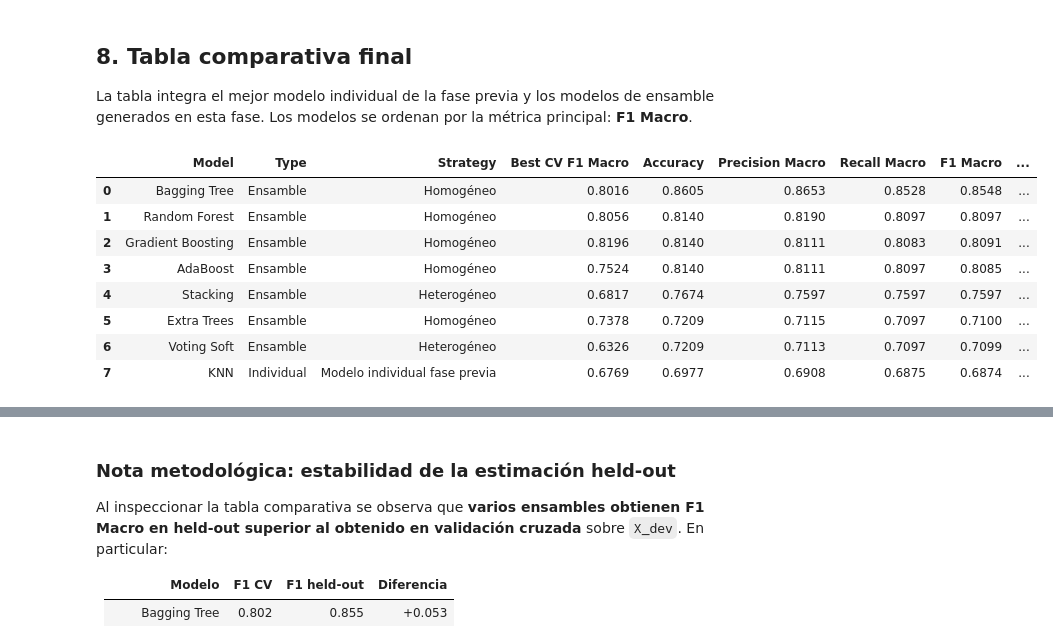
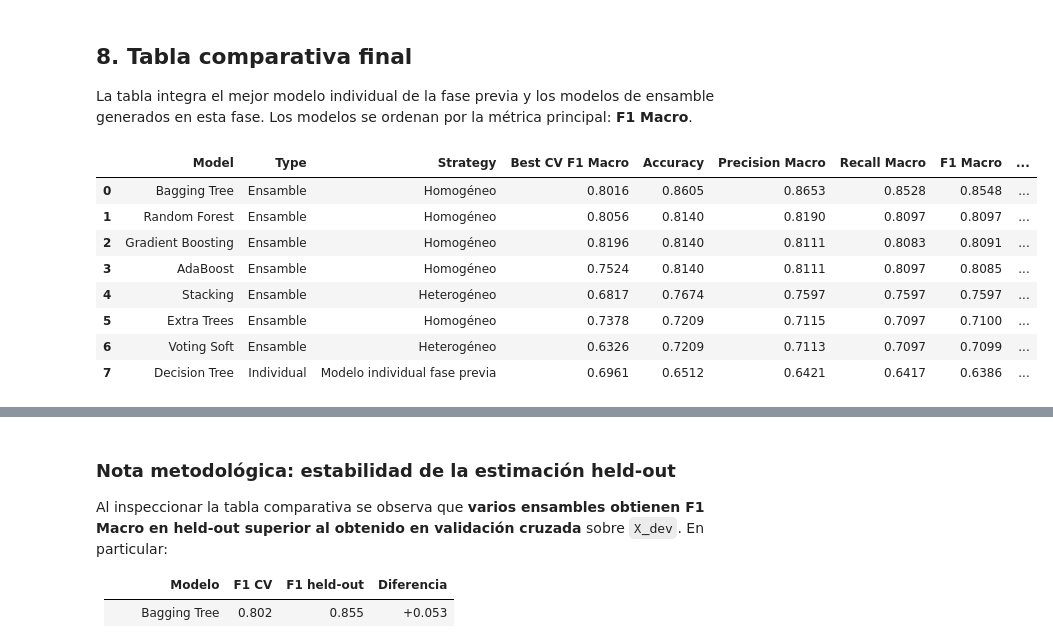
Before and after one commit to A01795919/proyecto_integrador_equipo-22, a Jupyter notebook: notebooks/Avance5_Equipo22.ipynb, the cells around one changed output, grey strips where cells are left out. Cells and saved outputs as stored; diff of their text form; code cells hidden in the pictures.

```diff
--- a/notebooks/Avance5_Equipo22.ipynb
+++ b/notebooks/Avance5_Equipo22.ipynb
@@ -622,33 +622,35 @@ La tabla integra el mejor modelo individual de la fase previa y los modelos de e
 # %%
 # ============================================================
 # Tabla comparativa final
 # ============================================================
 
-# Mejor modelo individual de la fase previa
-best_individual_row = individual_results_df.head(1).copy()
+# Mejor modelo individual de la fase previa // Nuevos ajustes basado en el feedback de la Dra. Grettel en avance 5
+best_individual_row = individual_results_df[
+    individual_results_df["Model"] == "Decision Tree"
+].copy()
 
 comparison_df = pd.concat(
     [best_individual_row, homogeneous_results_df, heterogeneous_results_df],
     ignore_index=True
 ).sort_values('F1 Macro', ascending=False).reset_index(drop=True)
 
 # Redondeo para visualización
 metrics_cols = ['Best CV F1 Macro', 'Accuracy', 'Precision Macro', 'Recall Macro', 'F1 Macro', 'Training Time (s)', 'Tuning Time (s)']
 comparison_display = comparison_df.copy()
 for col in metrics_cols:
     comparison_display[col] = comparison_display[col].astype(float).round(4)
 
 comparison_display
 # %% [output]
 |  | Model | Type | Strategy | Best CV F1 Macro | Accuracy | Precision Macro | Recall Macro | F1 Macro | ... |
 | 0 | Bagging Tree | Ensamble | Homogéneo | 0.8016 | 0.8605 | 0.8653 | 0.8528 | 0.8548 | ... |
 | 1 | Random Forest | Ensamble | Homogéneo | 0.8056 | 0.8140 | 0.8190 | 0.8097 | 0.8097 | ... |
 | 2 | Gradient Boosting | Ensamble | Homogéneo | 0.8196 | 0.8140 | 0.8111 | 0.8083 | 0.8091 | ... |
 | 3 | AdaBoost | Ensamble | Homogéneo | 0.7524 | 0.8140 | 0.8111 | 0.8097 | 0.8085 | ... |
 | 4 | Stacking | Ensamble | Heterogéneo | 0.6817 | 0.7674 | 0.7597 | 0.7597 | 0.7597 | ... |
 | 5 | Extra Trees | Ensamble | Homogéneo | 0.7378 | 0.7209 | 0.7115 | 0.7097 | 0.7100 | ... |
 | 6 | Voting Soft | Ensamble | Heterogéneo | 0.6326 | 0.7209 | 0.7113 | 0.7097 | 0.7099 | ... |
-| 7 | KNN | Individual | Modelo individual fase previa | 0.6769 | 0.6977 | 0.6908 | 0.6875 | 0.6874 | ... |
+| 7 | Decision Tree | Individual | Modelo individual fase previa | 0.6961 | 0.6512 | 0.6421 | 0.6417 | 0.6386 | ... |
 # %%
 # ============================================================
 # Visualización comparativa por F1 Macro
```
Also changed, not shown: parts of 9 cells of this notebook.
